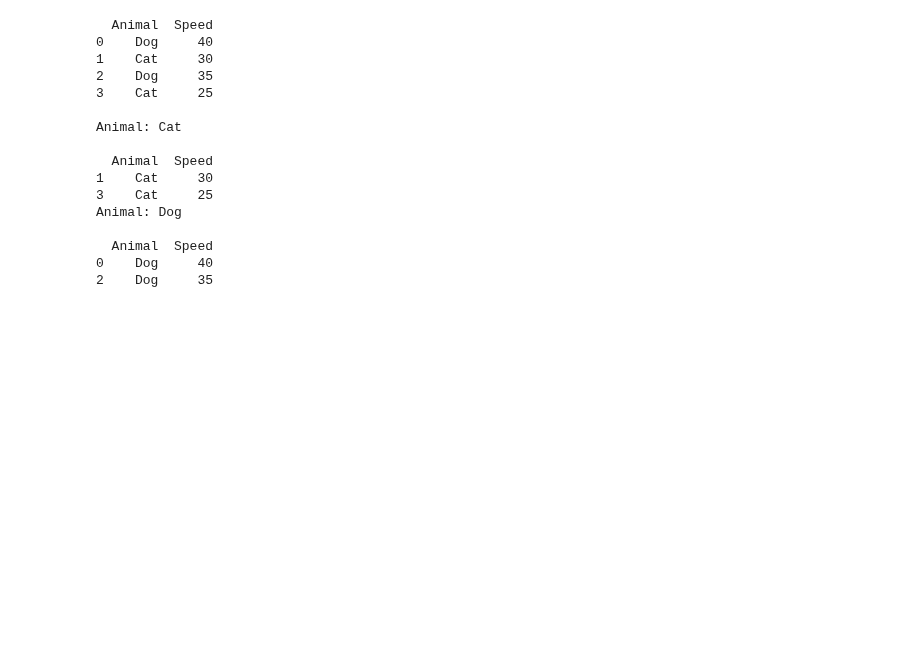
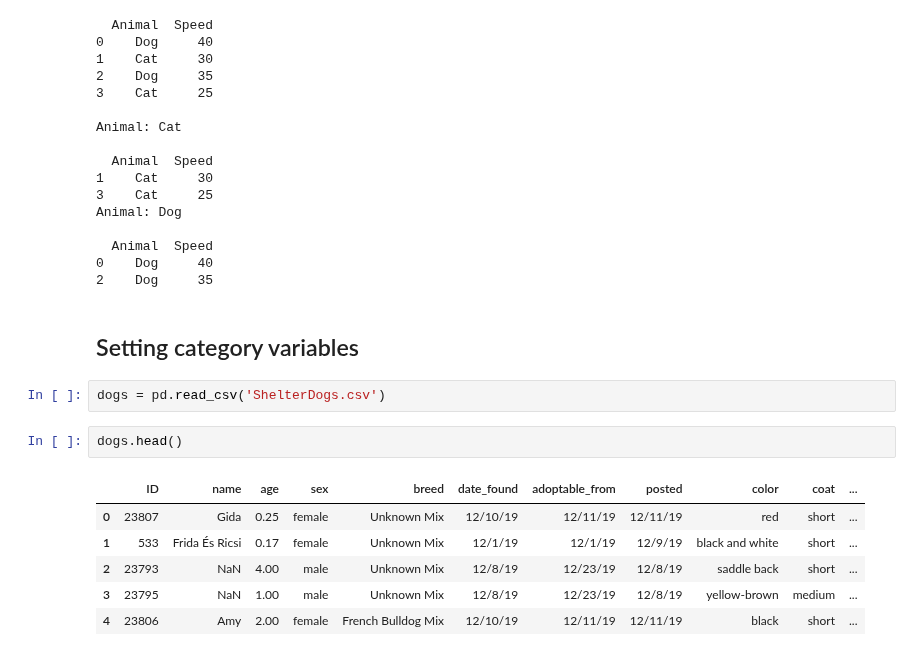
Before and after one commit to TeslimAdeyanju/studynote1-Python-for-Finance-Data-Science-My-Learning-Journey, a Jupyter notebook: python-datacamp/python_data_camp_note/11-Categorical Data Analysis/Chapter-11.ipynb, the cells around one changed output. Cells and saved outputs as stored; diff of their text form; blank space fills up the shorter version.

```diff
--- a/python-datacamp/python_data_camp_note/11-Categorical Data Analysis/Chapter-11.ipynb
+++ b/python-datacamp/python_data_camp_note/11-Categorical Data Analysis/Chapter-11.ipynb
@@ -276,3 +276,16 @@ Animal: Dog
   Animal  Speed
 0    Dog     40
 2    Dog     35
+# %% [markdown]
+## Setting category variables
+# %%
+dogs = pd.read_csv('ShelterDogs.csv')
+# %%
+dogs.head()
+# %% [output]
+|  | ID | name | age | sex | breed | date_found | adoptable_from | posted | color | coat | ... |
+| 0 | 23807 | Gida | 0.25 | female | Unknown Mix | 12/10/19 | 12/11/19 | 12/11/19 | red | short | ... |
+| 1 | 533 | Frida És Ricsi | 0.17 | female | Unknown Mix | 12/1/19 | 12/1/19 | 12/9/19 | black and white | short | ... |
+| 2 | 23793 | NaN | 4.00 | male | Unknown Mix | 12/8/19 | 12/23/19 | 12/8/19 | saddle back | short | ... |
+| 3 | 23795 | NaN | 1.00 | male | Unknown Mix | 12/8/19 | 12/23/19 | 12/8/19 | yellow-brown | medium | ... |
+| 4 | 23806 | Amy | 2.00 | female | French Bulldog Mix | 12/10/19 | 12/11/19 | 12/11/19 | black | short | ... |
```
Also changed, not shown: parts of 9 cells of this notebook, 3 other files.
